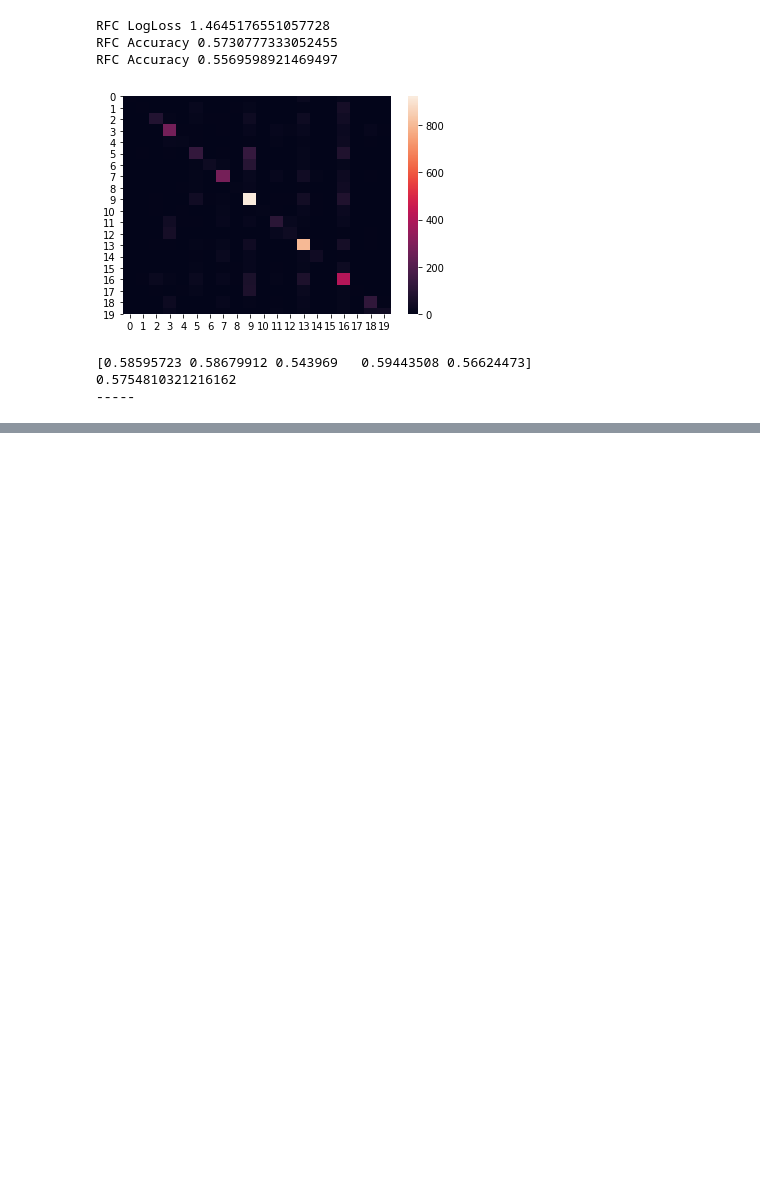
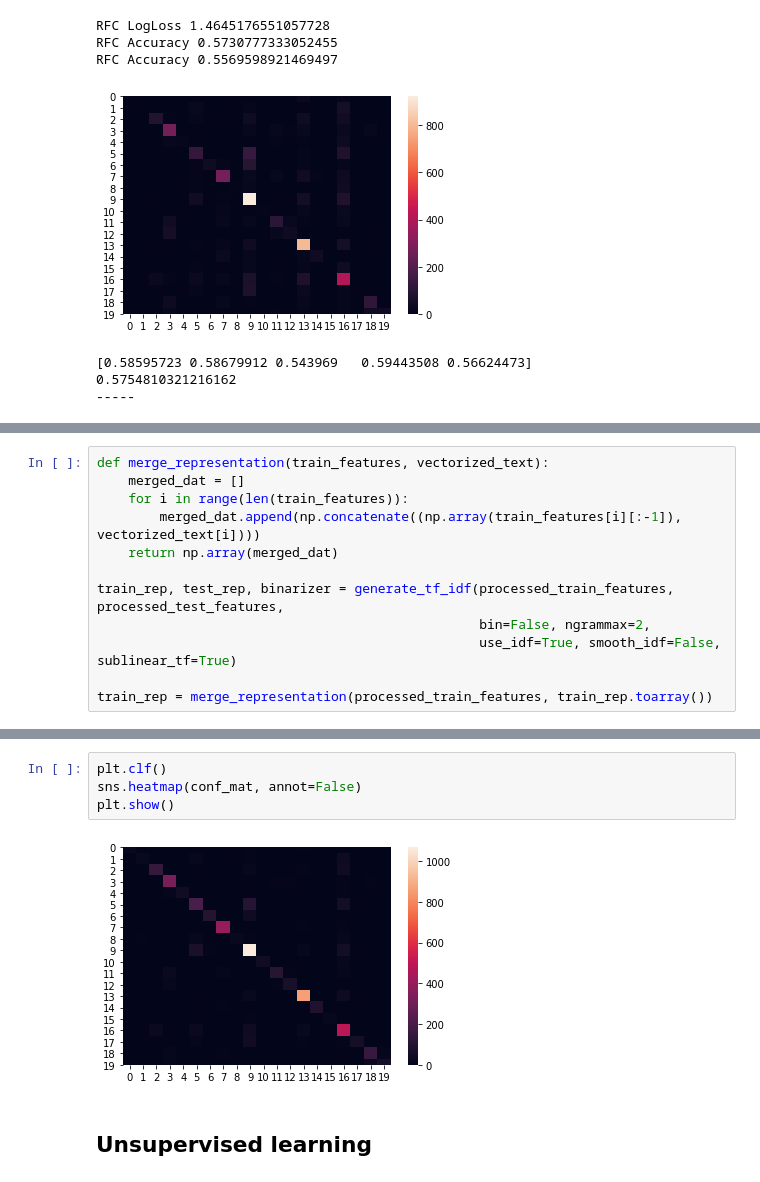
Before and after one commit to rahul13ramesh/cis520-dataset, a Jupyter notebook: CIS520_Project.ipynb, the cells around one changed output, grey strips where cells are left out. Drawn from its saved outputs; the diff is of its cells as text; blank space fills up the shorter version.

```diff
--- a/CIS520_Project.ipynb
+++ b/CIS520_Project.ipynb
@@ -932,0 +949,12 @@ RFC Accuracy 0.5569598921469497
+# %%
+def merge_representation(train_features, vectorized_text):
+    merged_dat = []
+    for i in range(len(train_features)):
+        merged_dat.append(np.concatenate((np.array(train_features[i][:-1]), vectorized_text[i])))
+    return np.array(merged_dat)
+
+train_rep, test_rep, binarizer = generate_tf_idf(processed_train_features, processed_test_features,
+                                                 bin=False, ngrammax=2,
+                                                 use_idf=True, smooth_idf=False, sublinear_tf=True)
+
+train_rep = merge_representation(processed_train_features, train_rep.toarray())
@@ -932,0 +1032,8 @@ RFC Accuracy 0.5569598921469497
+# %%
+plt.clf()
+sns.heatmap(conf_mat, annot=False)
+plt.show()
+# %% [output]
+[figure, added]
+# %% [markdown]
+## Unsupervised learning
```
Also changed, not shown: parts of 23 cells of this notebook.
